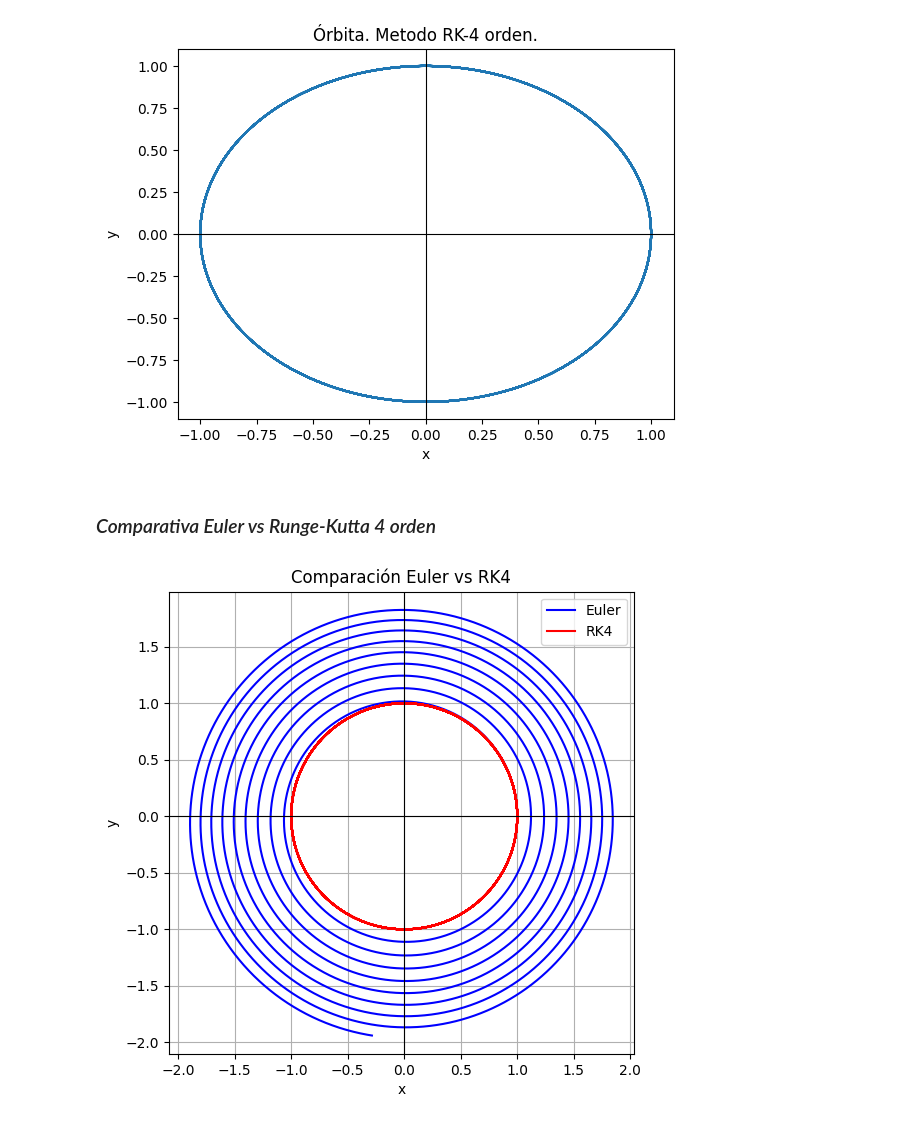
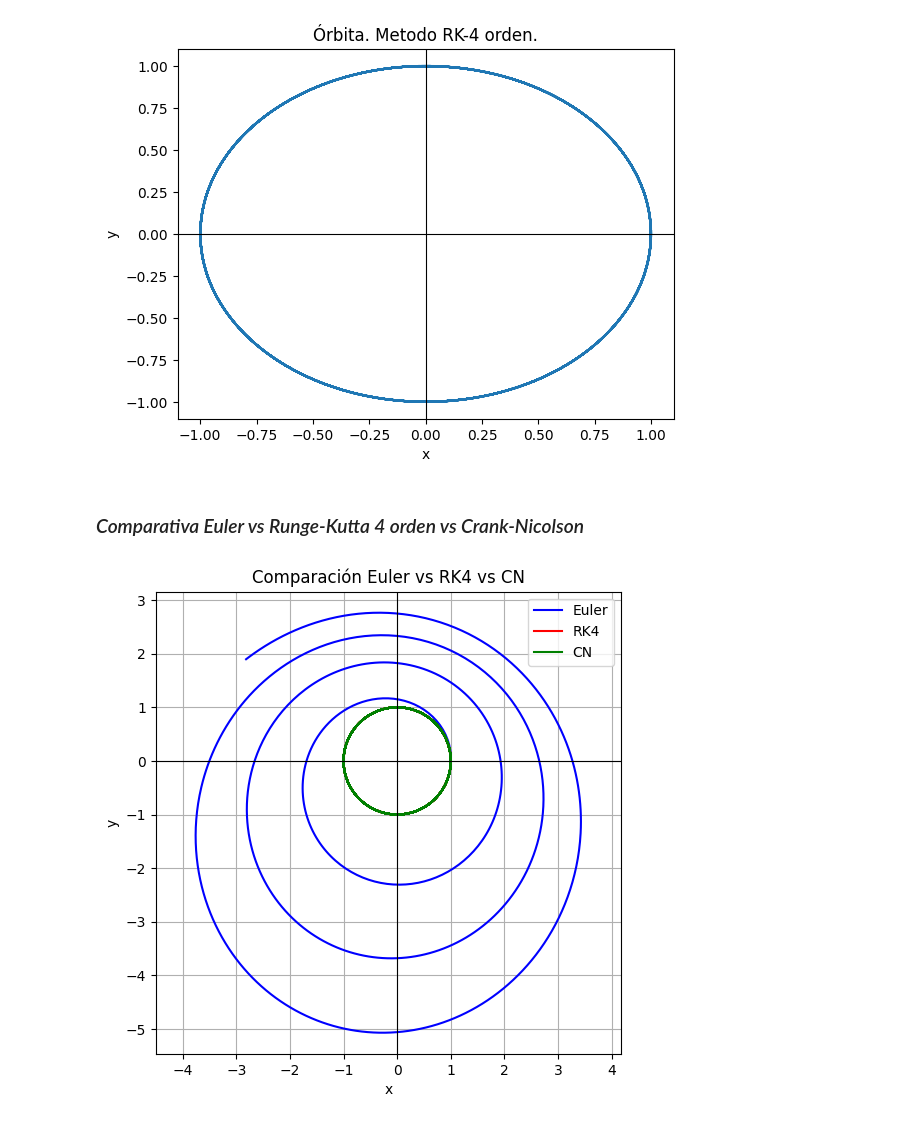
Before and after one commit to cesarcuest/Calculo-numerico, a Jupyter notebook: Milestone_1.ipynb, the cells around one changed output. Cells and saved outputs as stored; diff of their text form; code cells hidden in the pictures.

```diff
--- a/Milestone_1.ipynb
+++ b/Milestone_1.ipynb
@@ -110,7 +110,7 @@ def F(U):
 #print(F(U))
 # %%
 T = 100
-N = 10000
+N = 1000
 
 Delta_t = T/N
 
@@ -173,0 +276,14 @@ $$
+# %%
+import matplotlib.pyplot as plt
+
+# extraer posiciones para graficar
+valores_x_CN = U[:, 0]
+valores_y_CN = U[:, 1]
+
+plt.plot(valores_x_CN, valores_y_CN)
+plt.xlabel("x")
+plt.ylabel("y")
+plt.title("Órbita. Crank Nicholson.")
+plt.axhline(0, color='black', linewidth=0.8)  # eje x en y=0
+plt.axvline(0, color='black', linewidth=0.8)  # eje y en x=0
+#plt.axis('equal')
@@ -209,7 +328,7 @@ def F(U):
 #print(F(U))
 # %%
 T = 100
-N = 10000
+N = 1000
 
 Delta_t = T/N
 
@@ -259,19 +378,20 @@ plt.axvline(0, color='black', linewidth=0.8)  # eje y en x=0
 <matplotlib.lines.Line2D at 0x...>
 [figure]
 # %% [markdown]
-### *Comparativa Euler vs Runge-Kutta 4 orden*
+### *Comparativa Euler vs Runge-Kutta 4 orden vs Crank-Nicolson*
 # %%
 plt.figure(figsize=(6,6))
 plt.plot(x_euler, y_euler, 'b-', label="Euler")
 plt.plot(x_rk4, y_rk4, 'r-', label="RK4")
+plt.plot(valores_x_CN, valores_y_CN, 'g-', label ="CN")
 plt.axhline(0, color='black', linewidth=0.8)
 plt.axvline(0, color='black', linewidth=0.8)
 plt.axis('equal')
 plt.xlabel("x")
 plt.ylabel("y")
-plt.title("Comparación Euler vs RK4")
+plt.title("Comparación Euler vs RK4 vs CN")
 plt.legend()
 plt.grid(True)
 plt.show()
 # %% [output]
-[figure, old version]
+[figure, new version]
```
Also changed, not shown: parts of 8 cells of this notebook.
